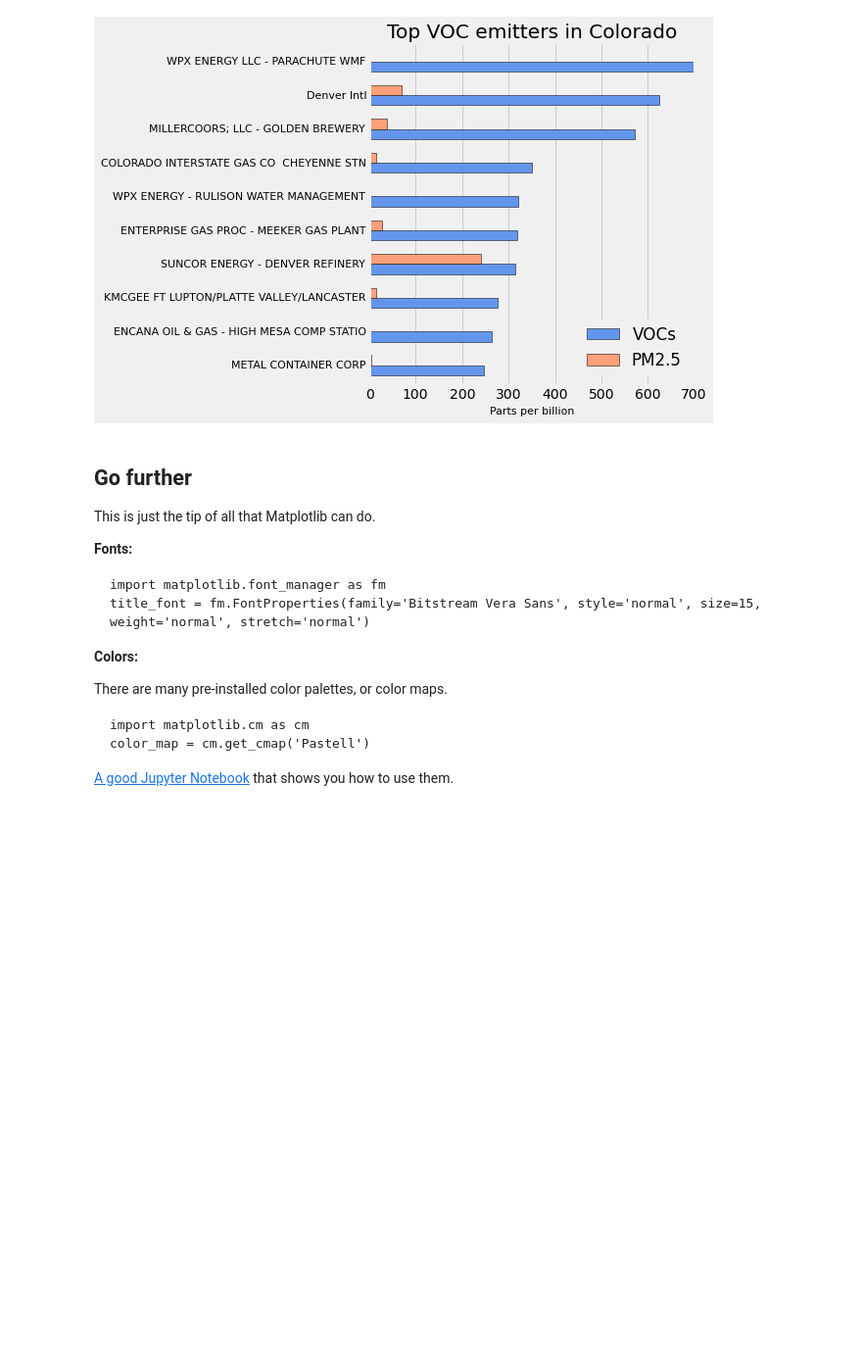
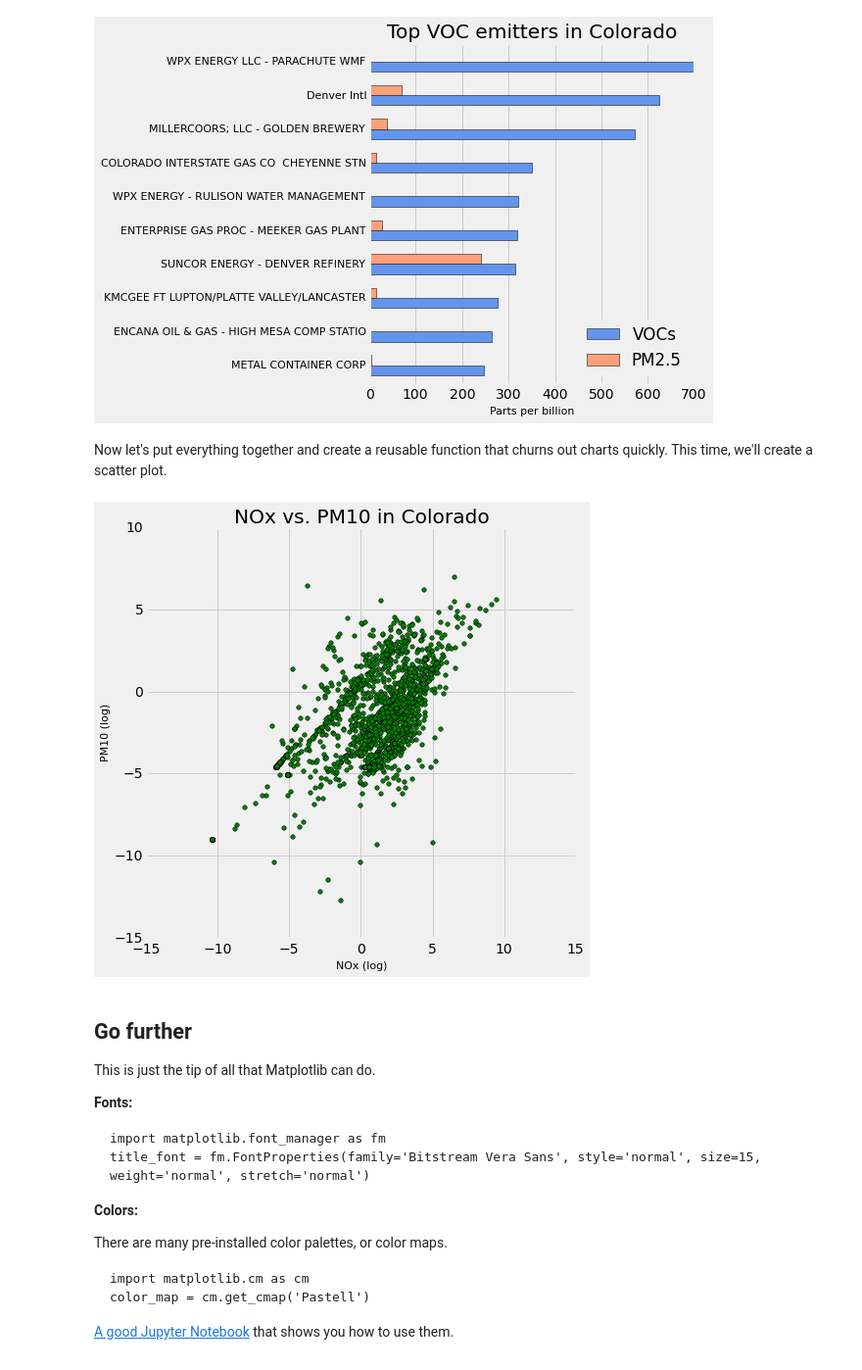
Before and after one commit to robroc/nicar16-visualizing-data-python, a Jupyter notebook: Visualizing data with Python - NICAR16.ipynb, the cells around one changed output. Shown: that part at 98% size. Cells and saved outputs as stored; diff of their text form; code cells hidden in the pictures; blank space fills up the shorter version.

Commit message:
Functions and scatter plots

```diff
--- a/Visualizing data with Python - NICAR16.ipynb
+++ b/Visualizing data with Python - NICAR16.ipynb
@@ -325,6 +325,30 @@ plt.tight_layout()
 #plt.savefig("VOC_chart.png", dpi=160)
 # %% [output]
 [figure]
+# %% [markdown]
+Now let's put everything together and create a reusable function that churns out charts quickly. This time, we'll create a scatter plot.
+# %%
+def scatter_plot(dataframe, x, y, title="", xlabel="", ylabel="", color="g", ylim=None):
+    ax = dataframe.plot(kind="scatter", figsize=[7, 7], x = x, y = y, color=color,
+                        edgecolor="k", ylim=ylim )
+    ax.set_title(title)
+    ax.set_xlabel(xlabel, fontsize=11)
+    ax.set_ylabel(ylabel, fontsize=11)
+    plt.show()
+# %%
+# Use the original data frame for this. Let's plot NOx vs. PM10.
+# But first, let's convert them to a logarithmic scale, since values are so disparate.
+# We'll use numpy for this.
+
+import numpy as np
+
+# Create new columns in the data frame with the log values
+df["log_NOx"] = np.log(df["NOx"])
+df["log_PM10"] = np.log(df["PM10"])
+
+scatter_plot(df, "log_NOx", "log_PM10", "NOx vs. PM10 in Colorado", "NOx (log)", "PM10 (log)")
+# %% [output]
+[figure, added]
 # %% [markdown]
 ## Go further
 
```
Also changed, not shown: parts of 1 cell of this notebook.
